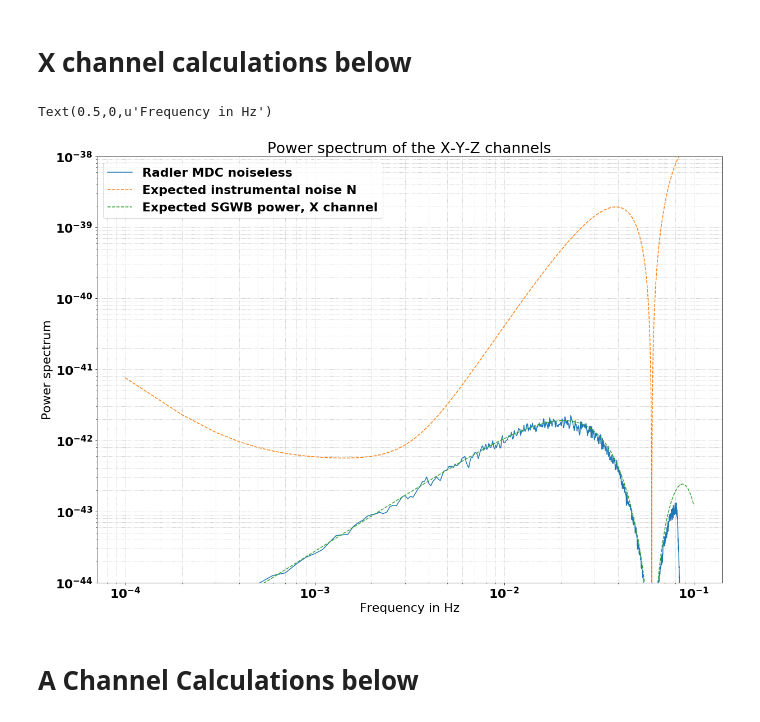
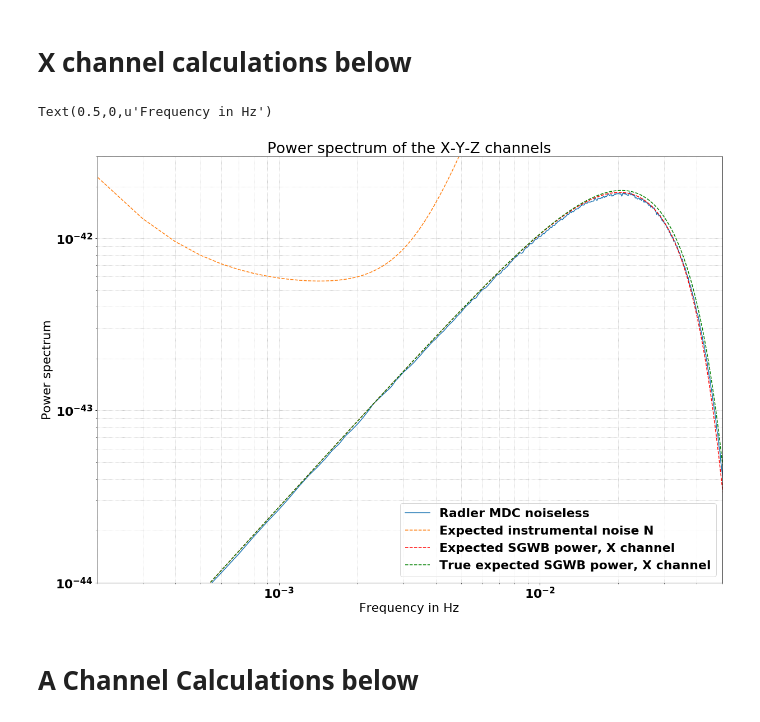
Before and after one commit to sharanbngr/blip, a Jupyter notebook: Notebooks/mldc_spectra.ipynb, the cells around one changed output. Cells and saved outputs as stored; diff of their text form; code cells hidden in the pictures.

```diff
--- a/Notebooks/mldc_spectra.ipynb
+++ b/Notebooks/mldc_spectra.ipynb
@@ -20,7 +20,7 @@ sys.path.append('../')
 The autoreload extension is already loaded. To reload it, use:
   %reload_ext autoreload
 # %%
-end_idx=int(106800)
+end_idx=int(1e7)
 #hoft = np.loadtxt('../SGWB_withnoise_full.txt')
 hoft = np.loadtxt('../noisless_mldc.txt')
 times, hX, hY, hZ = hoft[0:end_idx, 0], hoft[0:end_idx, 1], hoft[0:end_idx, 2], hoft[0:end_idx, 3]
@@ -38,6 +38,7 @@ cspeed=3e8
 fstar = cspeed/(2*np.pi*Larm)
 
 Fx, Fy, Fz = tdi_isgwb_xyz_response(0.5*fx/fstar)
+Fx_true, Fy_true, Fz_true = tdi_isgwb_xyz_response_true(0.5*fx/fstar)
 # %%
 ## theoretical PSD :: All of these are being converted to doppler data
 Na = (3.0e-15)**2 * (1 + (4e-4/fx)**2) *  (1  + (fx/8e-3)**4) *(1.0/(2*np.pi*fx))**4 * (2*np.pi*fx/cspeed)**2
@@ -54,23 +55,25 @@ Fx_prime = (2*np.sin(fx/fstar))**2 * 0.3 ## * 1/ (1 + 0.6* (fx/fstar)**2)
 Sx_gw = omega_f * (3*H0**2)/(4 * np.pi**2 * fx**3) * Fx * (4*np.pi*fx*Larm/cspeed)**2
 Sy_gw = omega_f * (3*H0**2)/(4 * np.pi**2 * fx**3) * Fy * (4*np.pi*fx*Larm/cspeed)**2
 Sz_gw = omega_f * (3*H0**2)/(4 * np.pi**2 * fx**3) * Fz * (4*np.pi*fx*Larm/cspeed)**2
+
+
+Sx_gw_true = omega_f * (3*H0**2)/(4 * np.pi**2 * fx**3) * Fx_true * (4*np.pi*fx*Larm/cspeed)**2
 # %%
 plt.loglog(fx, Sx, label='Radler MDC noiseless')
-#plt.loglog(fx, Sx_instr + Sx_gw, label='Expected total, X channel')
 plt.loglog(fx, Sx_instr,'--' ,  label='Expected instrumental noise N')
-plt.loglog(fx, Sx_gw,'--' , label='Expected SGWB power, X channel')
-#plt.loglog(fx, Sy_gw,'--' , label='isgwb power, Y channel')
-#plt.loglog(fx, Sz_gw,'--' , label='isgwb power, Z channel')
+plt.loglog(fx, Sx_gw,'--' , label='Expected SGWB power, X channel', color='r')
+plt.loglog(fx, Sx_gw_true,'--' , label='True expected SGWB power, X channel', color='g')
 
 plt.title('Power spectrum of the X-Y-Z channels')
-plt.ylim(1e-44, 1e-38)
+plt.ylim(1e-44, 3e-42)
+plt.xlim(2e-4, 5e-2)
 plt.legend()
 plt.ylabel('Power spectrum')
 plt.grid(which='both',  linestyle=':')
 plt.xlabel('Frequency in Hz')
 # %% [output]
 Text(0.5,0,u'Frequency in Hz')
-[figure, old version]
+[figure, new version]
 # %% [markdown]
 # A Channel Calculations below
 # %%
```
Also changed, not shown: parts of 4 cells of this notebook.
